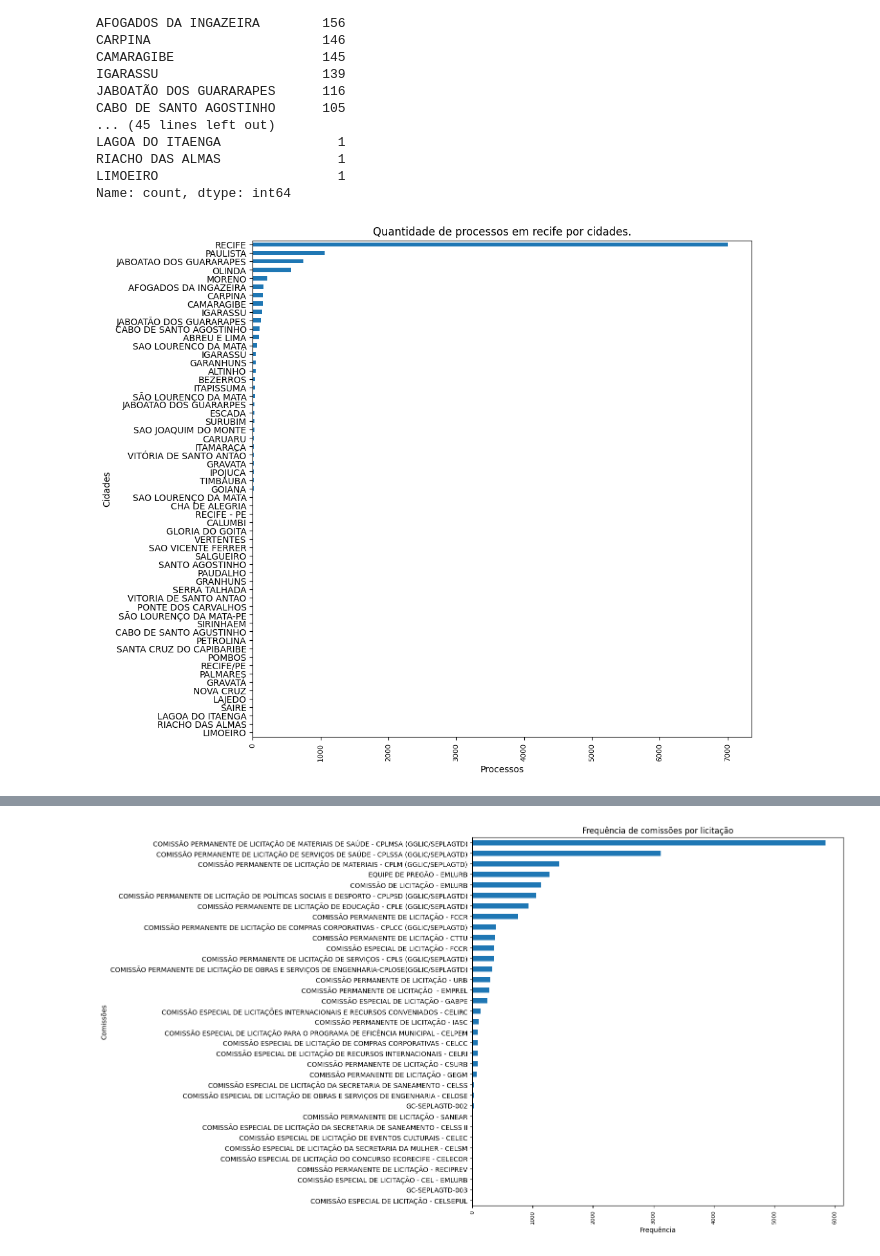
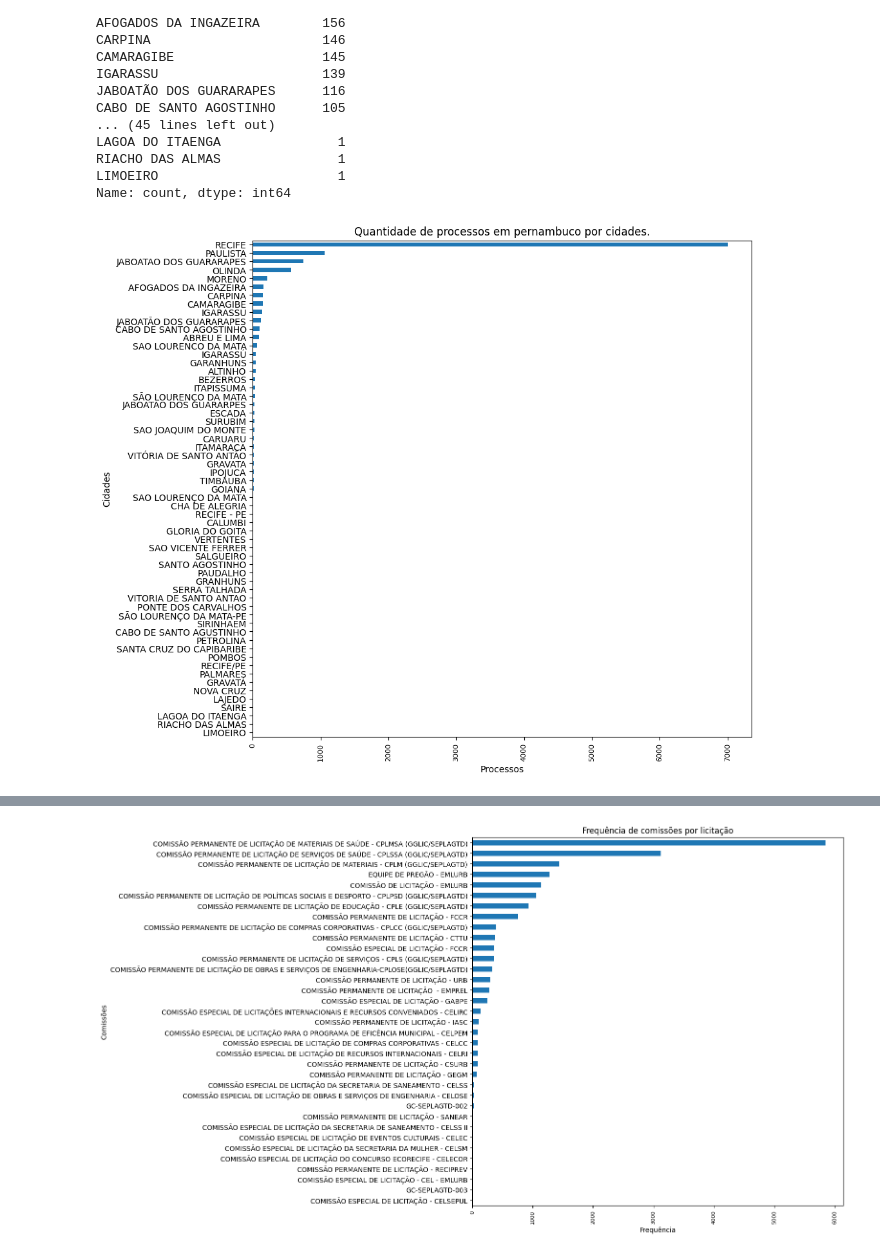
Before and after one commit to dayviddouglas/ciencia_de_dados_licitacoes_prefeitura_do_recife, a Jupyter notebook: Licitações.ipynb, the cells around one changed output, grey strips where cells are left out. Cells and saved outputs as stored; diff of their text form; code cells hidden in the pictures.

```diff
--- a/Licitações.ipynb
+++ b/Licitações.ipynb
@@ -403,14 +403,14 @@ LIMOEIRO                       1
 Name: count, dtype: int64
 # %%
 process_pe["cidade_endcontratado"].value_counts().plot(kind='barh', figsize=(10, 10))
-plt.title('Quantidade de processos em recife por cidades.')
+plt.title('Quantidade de processos em pernambuco por cidades.')
 plt.xlabel('Processos')
 plt.ylabel('Cidades')
 plt.gca().invert_yaxis()
 plt.xticks(rotation=90, fontsize=8)
 plt.show()
 # %% [output]
-[figure, old version]
+[figure, new version]
 # %%
 base[base["modalidadeprocessolicitatorio"]!= "PREGÃO ELETRÔNICO"]
 # Os processos que não são da modalidade pregão eletrônico.
```
Also changed, not shown: parts of 28 cells of this notebook.
